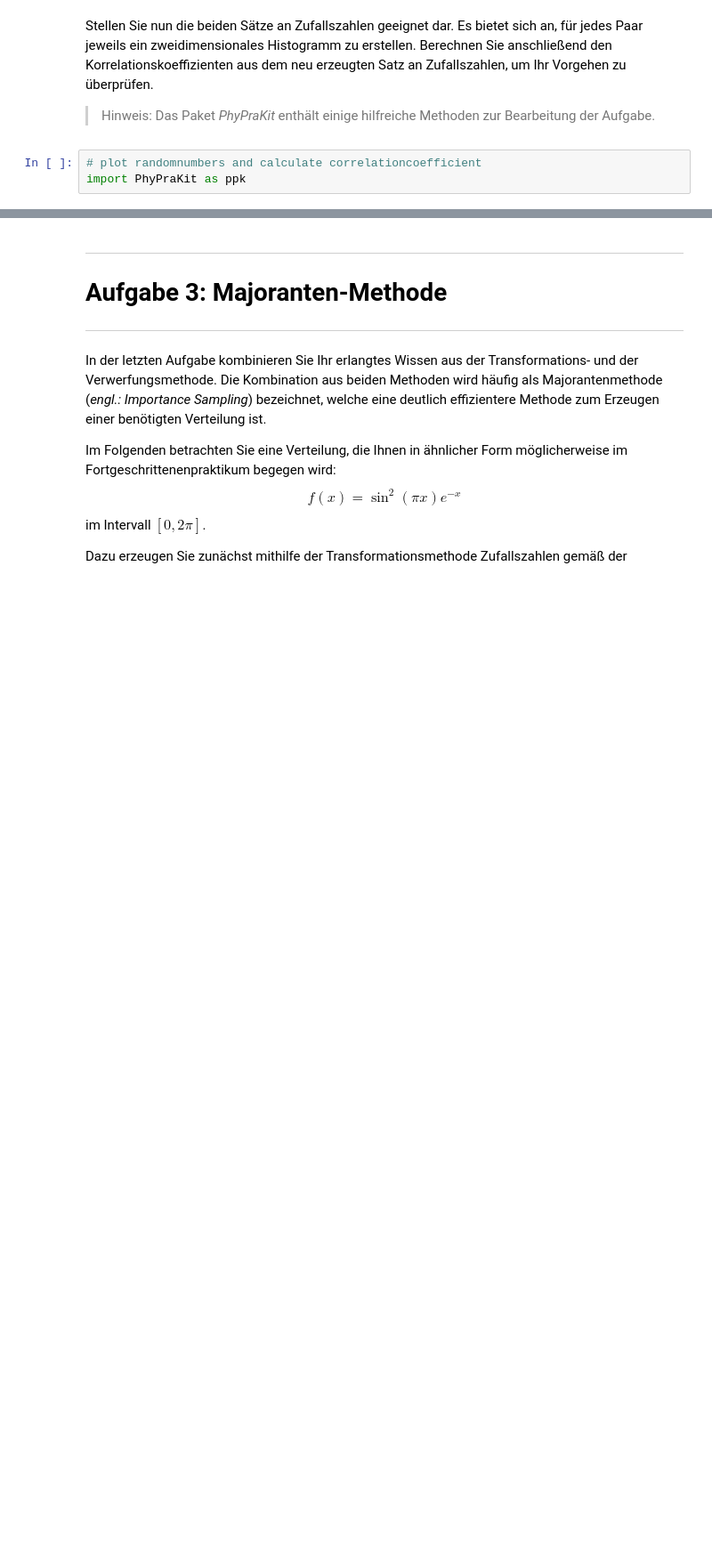
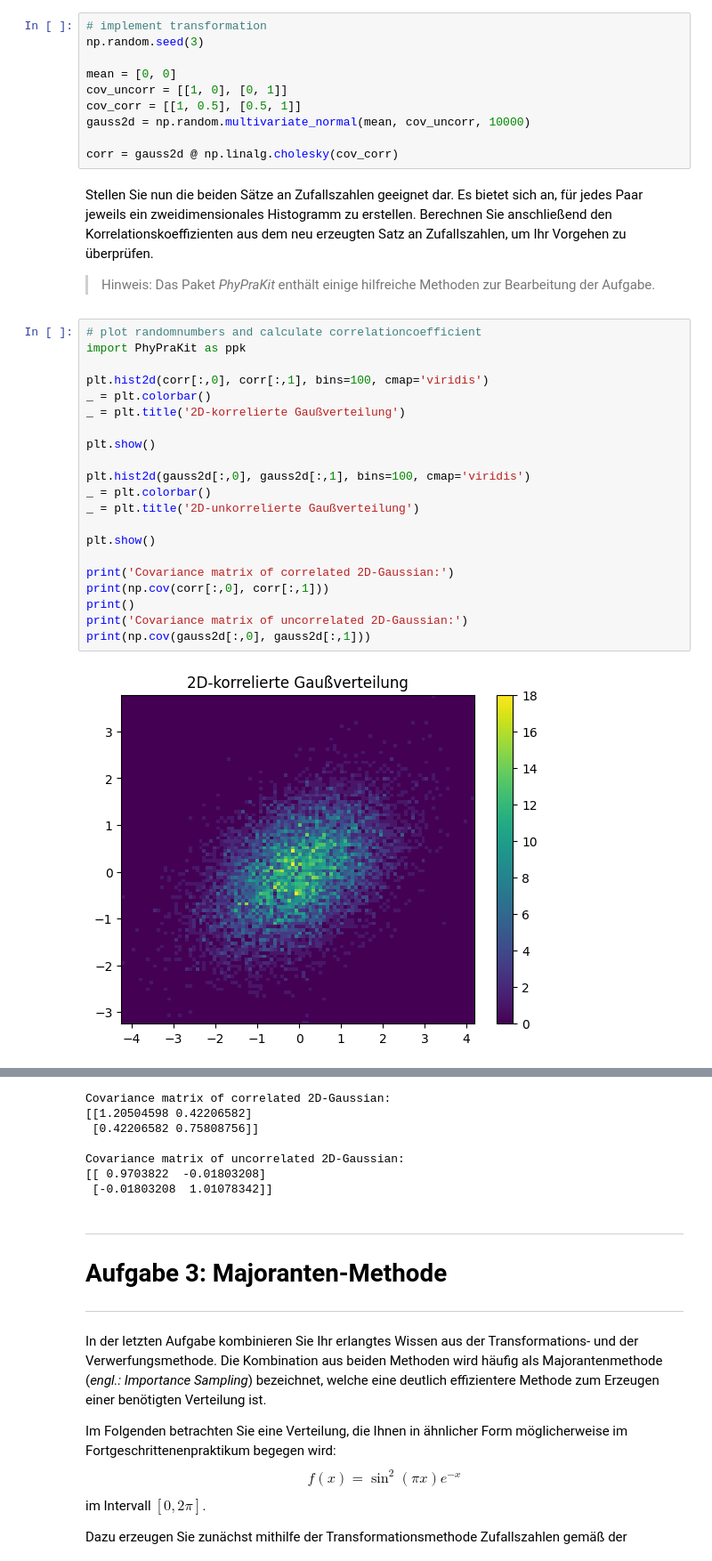
Before and after one commit to Jay-M1/Statistical_Data_Science, a Jupyter notebook: Blatt02.ipynb, the cells around one changed output, grey strips where cells are left out. Shown: that part at 89% size. Drawn from its saved outputs; the diff is of its cells as text; blank space fills up the shorter version.

```diff
--- a/Blatt02.ipynb
+++ b/Blatt02.ipynb
@@ -226,6 +224,36 @@ Erzeugen Sie zwei Sätze aus 10'000 standard-normalverteilten Zufallszahlen $\ve
+# %%
+# implement transformation
+np.random.seed(3)
+
+mean = [0, 0]
+cov_uncorr = [[1, 0], [0, 1]]
+cov_corr = [[1, 0.5], [0.5, 1]]
+gauss2d = np.random.multivariate_normal(mean, cov_uncorr, 10000)
+
+corr = gauss2d @ np.linalg.cholesky(cov_corr)
 # %% [markdown]
 Stellen Sie nun die beiden Sätze an Zufallszahlen geeignet dar. Es bietet sich an, für jedes Paar jeweils ein zweidimensionales Histogramm zu erstellen. Berechnen Sie anschließend den Korrelationskoeffizienten aus dem neu erzeugten Satz an Zufallszahlen, um Ihr Vorgehen zu überprüfen.
 > Hinweis: Das Paket *PhyPraKit* enthält einige hilfreiche Methoden zur Bearbeitung der Aufgabe.
-# %%
-# plot randomnumbers and calculate correlationcoefficient
-import PhyPraKit as ppk
+# %%
+# plot randomnumbers and calculate correlationcoefficient
+import PhyPraKit as ppk
+
+plt.hist2d(corr[:,0], corr[:,1], bins=100, cmap='viridis')
+_ = plt.colorbar()
+_ = plt.title('2D-korrelierte Gaußverteilung')
+
+plt.show()
+
+plt.hist2d(gauss2d[:,0], gauss2d[:,1], bins=100, cmap='viridis')
+_ = plt.colorbar()
+_ = plt.title('2D-unkorrelierte Gaußverteilung')
+
+plt.show()
+
+print('Covariance matrix of correlated 2D-Gaussian:')
+print(np.cov(corr[:,0], corr[:,1]))
+print()
+print('Covariance matrix of uncorrelated 2D-Gaussian:')
+print(np.cov(gauss2d[:,0], gauss2d[:,1]))
+# %% [output]
+[figure, added]
@@ -232,3 +261,10 @@ import PhyPraKit as ppk
+Covariance matrix of correlated 2D-Gaussian:
+[[1.20504598 0.42206582]
+ [0.42206582 0.75808756]]
+
+Covariance matrix of uncorrelated 2D-Gaussian:
+[[ 0.9703822  -0.01803208]
+ [-0.01803208  1.01078342]]
 # %% [markdown]
 ---
 # Aufgabe 3: Majoranten-Methode <a id="Aufgabe3"></a>
```
Also changed, not shown: parts of 2 cells of this notebook.
